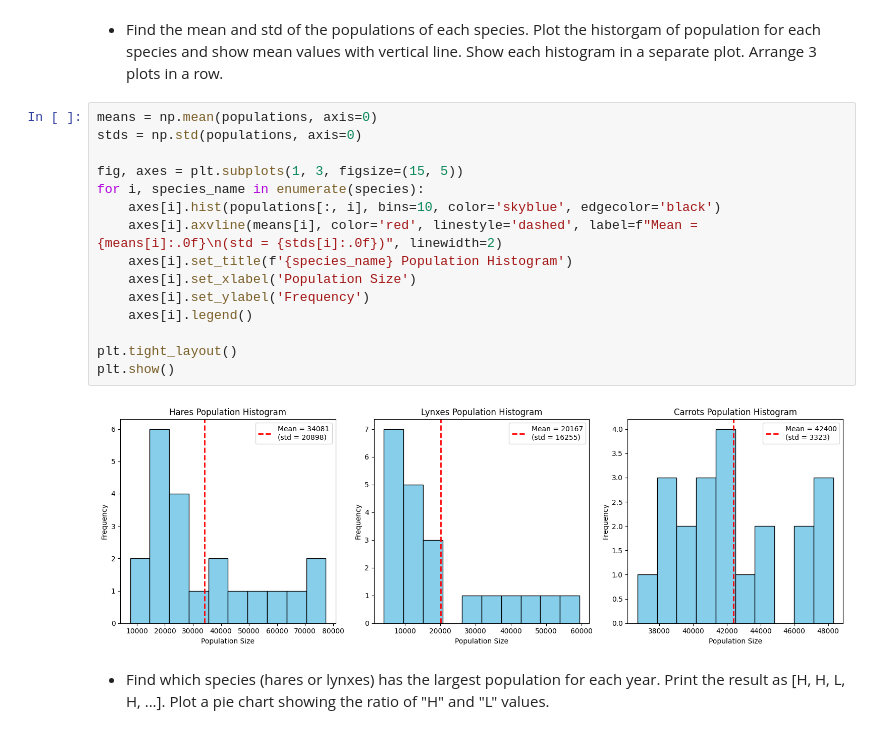
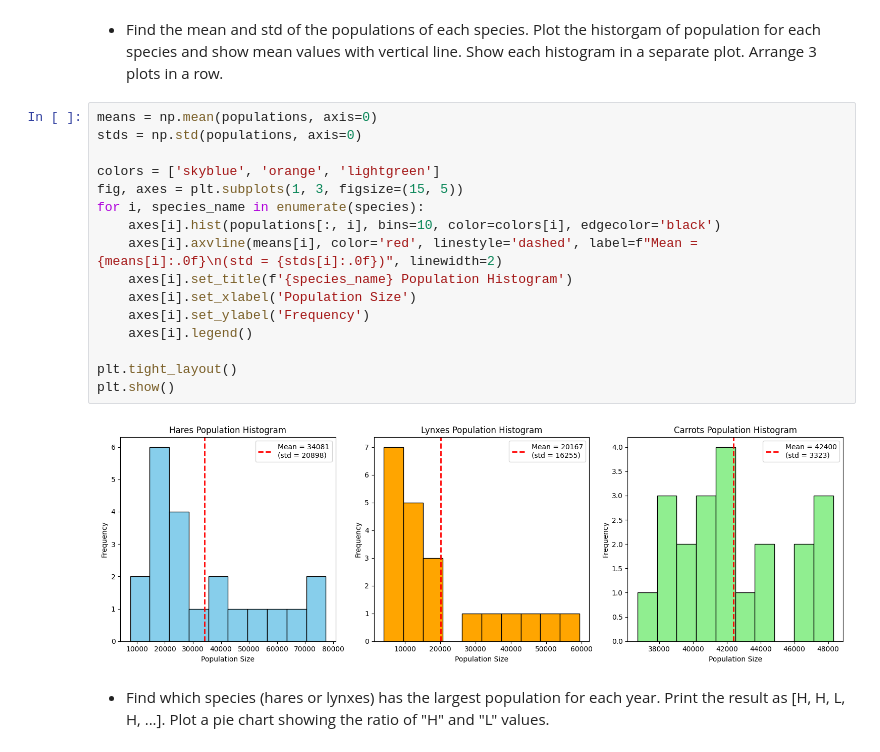
Before and after one commit to ryakhovskiyy/StatPrak25, a Jupyter notebook: Homework2.ipynb, the cells around one changed output. Cells and saved outputs as stored; diff of their text form.

```diff
--- a/Homework2.ipynb
+++ b/Homework2.ipynb
@@ -145,20 +145,21 @@ plt.show()
 # %%
 means = np.mean(populations, axis=0)
 stds = np.std(populations, axis=0)
 
+colors = ['skyblue', 'orange', 'lightgreen']
 fig, axes = plt.subplots(1, 3, figsize=(15, 5))
 for i, species_name in enumerate(species):
-    axes[i].hist(populations[:, i], bins=10, color='skyblue', edgecolor='black')
+    axes[i].hist(populations[:, i], bins=10, color=colors[i], edgecolor='black')
     axes[i].axvline(means[i], color='red', linestyle='dashed', label=f"Mean = {means[i]:.0f}\n(std = {stds[i]:.0f})", linewidth=2)
     axes[i].set_title(f'{species_name} Population Histogram')
     axes[i].set_xlabel('Population Size')
     axes[i].set_ylabel('Frequency')
     axes[i].legend()
 
 plt.tight_layout()
 plt.show()
 # %% [output]
-[figure, old version]
+[figure, new version]
 # %% [markdown]
 - Find which species (hares or lynxes) has the largest population for each year. Print the result as [H, H, L, H, ...]. Plot a pie chart showing the ratio of "H" and "L" values.
 # %%
```
